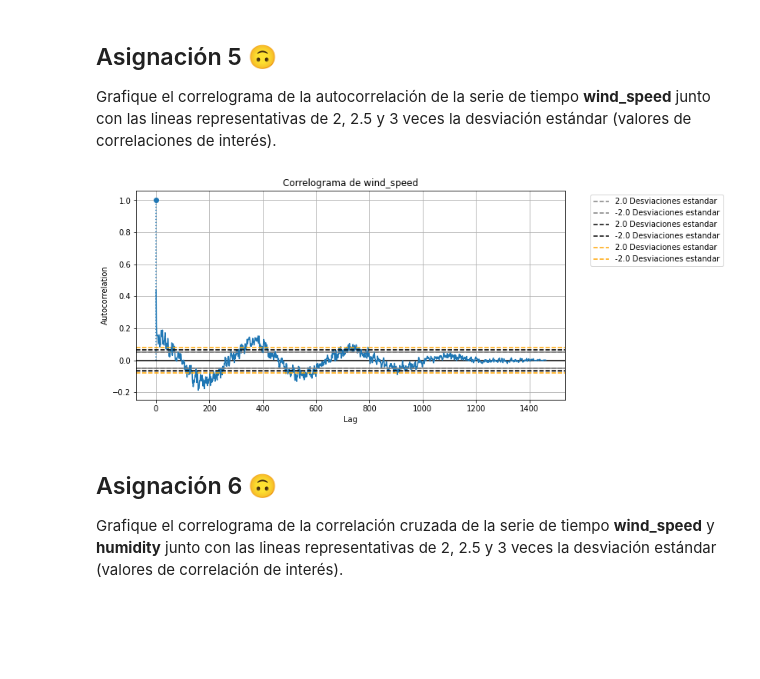
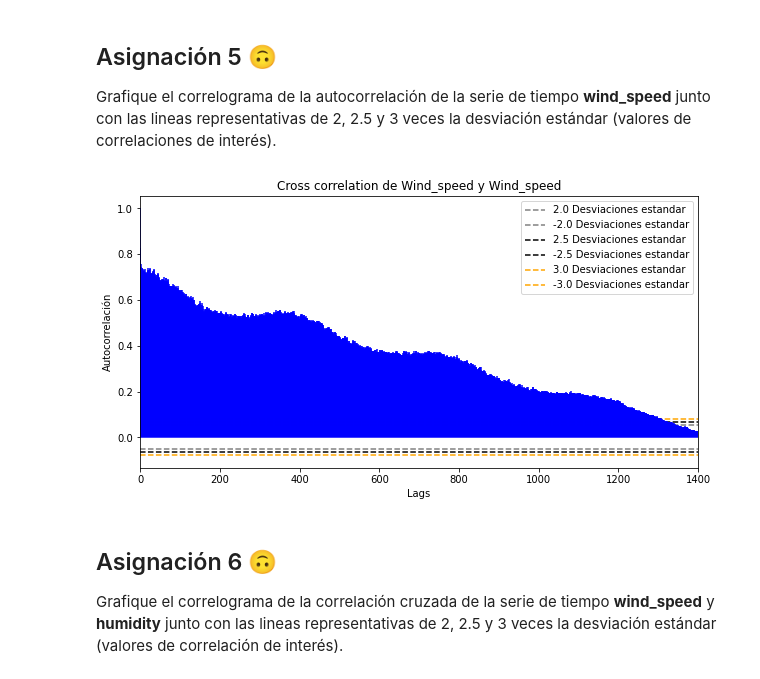
Before and after one commit to svroo/Time_series, a Jupyter notebook: Practica 2/2 - Estimación de Métricas de Dependencia 1.ipynb, the cells around one changed output. Saved outputs shown, nothing was run; the diff lists cells and outputs as text; code cells hidden in the pictures; blank space fills up the shorter version.

```diff
--- a/Practica 2/2 - Estimación de Métricas de Dependencia 1.ipynb
+++ b/Practica 2/2 - Estimación de Métricas de Dependencia 1.ipynb
@@ -143,11 +143,15 @@ def crosscorrelation(
     if isinstance(lags, int):
         # Calculamos la crossvarianza
         crosscovariation_ts1_ts2 = crossvariance(time_series_1, time_series_2, lags)
-        return crosscovariation_ts1_ts2 / (np.sqrt(crosscovariation_ts1_ts2 * crosscovariation_ts1_ts2))
+        crosscovariation_ts1_ts1 = crossvariance(time_series_1, time_series_1, 0)
+        corsscovariation_ts2_ts2 = crossvariance(time_series_2, time_series_2, 0)
+        return crosscovariation_ts1_ts2 / (np.sqrt(crosscovariation_ts1_ts1 * corsscovariation_ts2_ts2))
     else:
         # Se crea lista auxiliar para almacenar la crossvariance
         crosscorrelations = list()
         for lag in lags:
-            aux = (crossvariance(time_series_1, time_series_2, lag))
-            crosscorrelations.append(aux/(np.sqrt(aux*aux)))
+            crosscovariation_ts1_ts2 = crossvariance(time_series_1, time_series_2, lags)
+            crosscovariation_ts1_ts1 = crossvariance(time_series_1, time_series_1, 0)
+            corsscovariation_ts2_ts2 = crossvariance(time_series_2, time_series_2, 0)
+            crosscorrelations.append(crosscovariation_ts1_ts2 / (np.sqrt(crosscovariation_ts1_ts1 * corsscovariation_ts2_ts2)))
         return crosscorrelations
@@ -200,9 +223,9 @@ def graficar(data : pd.Series, data_2 : pd.Series, lags : Union[list[int], int],
 
 Grafique el correlograma de la autocorrelación de la serie de tiempo __wind_speed__ junto con las lineas representativas de 2, 2.5 y 3 veces la desviación estándar (valores de correlaciones de interés).
 # %%
-graficar(df.wind_speed, df.wind_speed, 0, 'wind_speed', 'wind_speed')
+autocorrelation_plot_two_series(df.wind_speed, df.wind_speed, 1400, 'Wind_speed', 'Wind_speed', True)
 # %% [output]
-[figure, old version]
+[figure, new version]
 # %% [markdown]
 ## Asignación 6 &#x1F643;
 
```
Also changed, not shown: parts of 4 cells of this notebook, 5 other files.
